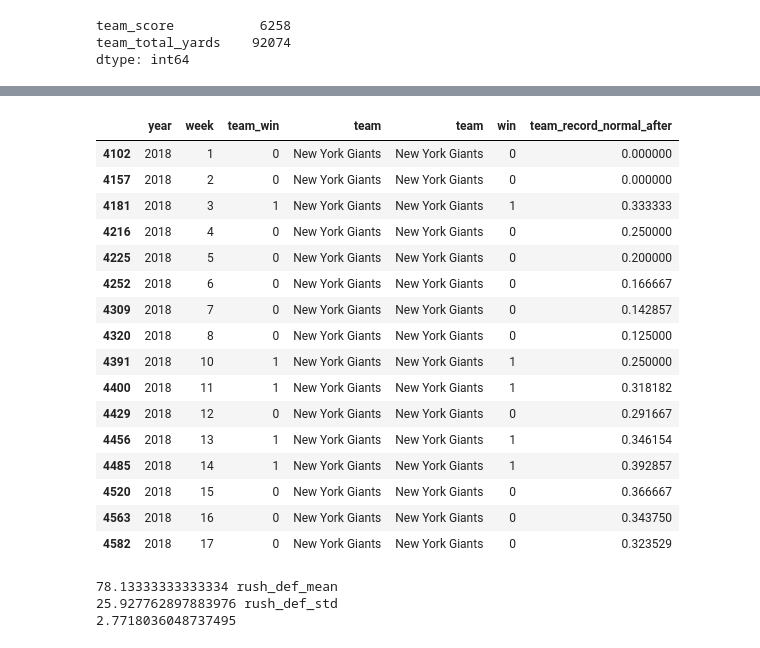
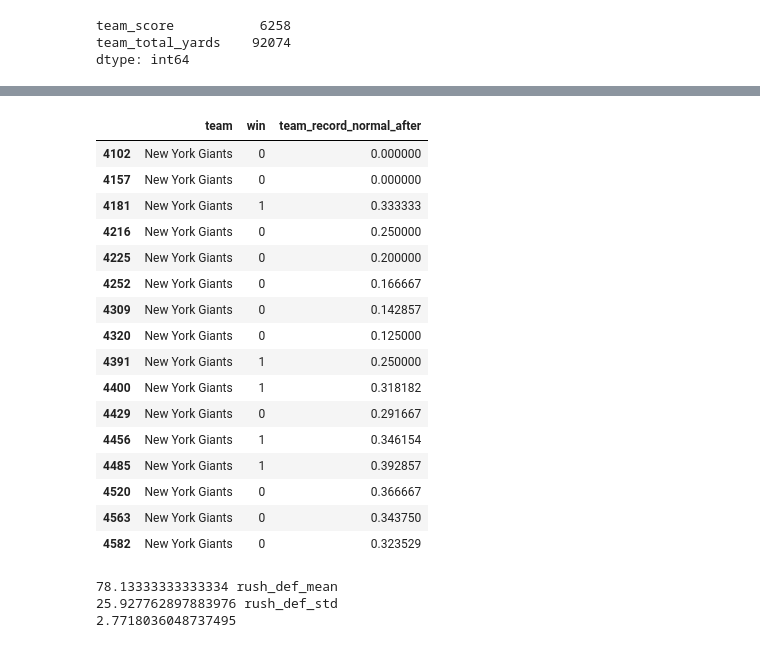
Before and after one commit to bladnman/footballing, a Jupyter notebook: src/dev/aggregates.ipynb, the cells around one changed output, grey strips where cells are left out. Cells and saved outputs as stored; diff of their text form; code cells hidden in the pictures.

```diff
--- a/src/dev/aggregates.ipynb
+++ b/src/dev/aggregates.ipynb
@@ -723,23 +710,24 @@ array(['date', 'year', 'week', 'team', 'team_score', 'opponent',
 # %%
-trim_df(year_df[year_df['team'] == gu.TEAM_NAME['Giants']], ['team','win','team_record_normal_after'])
+tdf = year_df[year_df['team'] == gu.TEAM_NAME['Giants']]
+tdf[['team','win','team_record_normal_after']]
 # %% [output]
-|  | year | week | team_win | team | team | win | team_record_normal_after |
-| 4102 | 2018 | 1 | 0 | New York Giants | New York Giants | 0 | 0.000000 |
-| 4157 | 2018 | 2 | 0 | New York Giants | New York Giants | 0 | 0.000000 |
-| 4181 | 2018 | 3 | 1 | New York Giants | New York Giants | 1 | 0.333333 |
-| 4216 | 2018 | 4 | 0 | New York Giants | New York Giants | 0 | 0.250000 |
-| 4225 | 2018 | 5 | 0 | New York Giants | New York Giants | 0 | 0.200000 |
-| 4252 | 2018 | 6 | 0 | New York Giants | New York Giants | 0 | 0.166667 |
-| 4309 | 2018 | 7 | 0 | New York Giants | New York Giants | 0 | 0.142857 |
-| 4320 | 2018 | 8 | 0 | New York Giants | New York Giants | 0 | 0.125000 |
-| 4391 | 2018 | 10 | 1 | New York Giants | New York Giants | 1 | 0.250000 |
-| 4400 | 2018 | 11 | 1 | New York Giants | New York Giants | 1 | 0.318182 |
-| 4429 | 2018 | 12 | 0 | New York Giants | New York Giants | 0 | 0.291667 |
-| 4456 | 2018 | 13 | 1 | New York Giants | New York Giants | 1 | 0.346154 |
-| 4485 | 2018 | 14 | 1 | New York Giants | New York Giants | 1 | 0.392857 |
-| 4520 | 2018 | 15 | 0 | New York Giants | New York Giants | 0 | 0.366667 |
-| 4563 | 2018 | 16 | 0 | New York Giants | New York Giants | 0 | 0.343750 |
-| 4582 | 2018 | 17 | 0 | New York Giants | New York Giants | 0 | 0.323529 |
+|  | team | win | team_record_normal_after |
+| 4102 | New York Giants | 0 | 0.000000 |
+| 4157 | New York Giants | 0 | 0.000000 |
+| 4181 | New York Giants | 1 | 0.333333 |
+| 4216 | New York Giants | 0 | 0.250000 |
+| 4225 | New York Giants | 0 | 0.200000 |
+| 4252 | New York Giants | 0 | 0.166667 |
+| 4309 | New York Giants | 0 | 0.142857 |
+| 4320 | New York Giants | 0 | 0.125000 |
+| 4391 | New York Giants | 1 | 0.250000 |
+| 4400 | New York Giants | 1 | 0.318182 |
+| 4429 | New York Giants | 0 | 0.291667 |
+| 4456 | New York Giants | 1 | 0.346154 |
+| 4485 | New York Giants | 1 | 0.392857 |
+| 4520 | New York Giants | 0 | 0.366667 |
+| 4563 | New York Giants | 0 | 0.343750 |
+| 4582 | New York Giants | 0 | 0.323529 |
 # %%
 year = 2018
 week = 17
```
Also changed, not shown: parts of 12 cells of this notebook.
